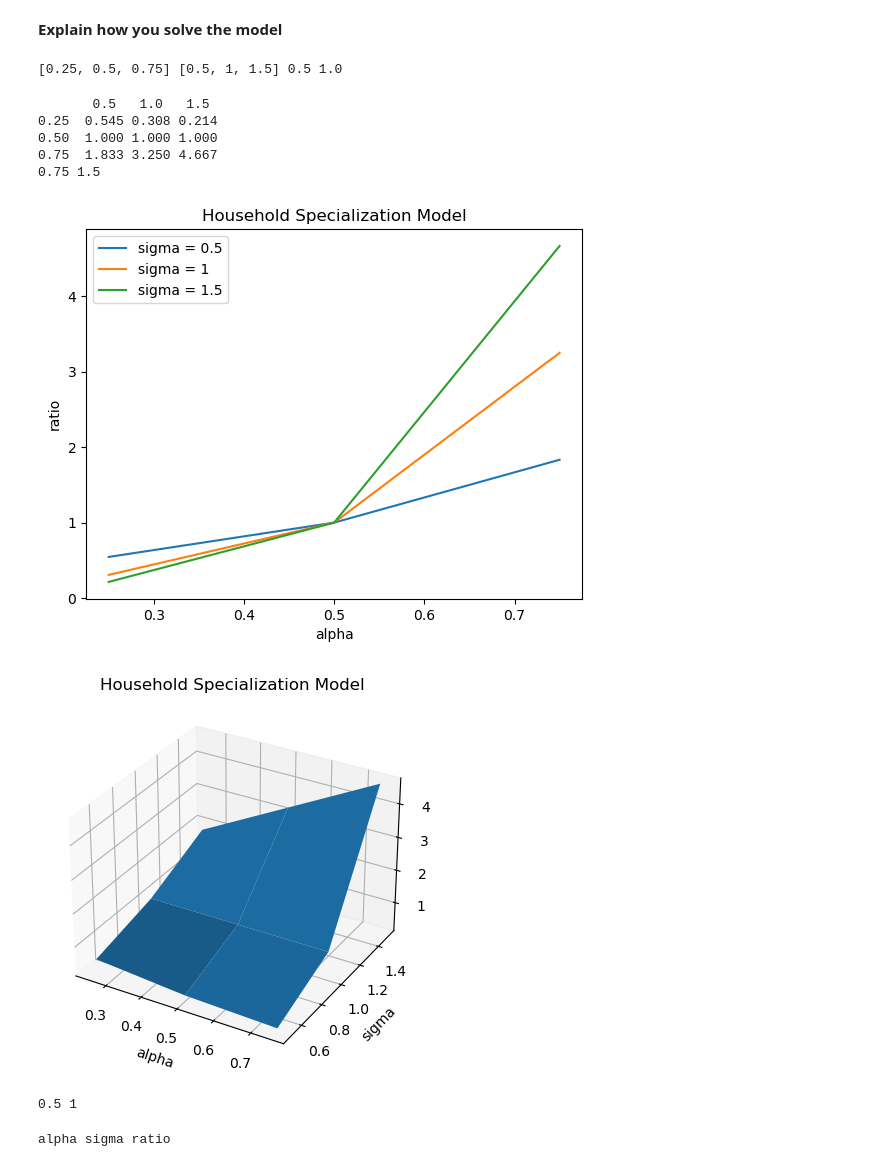
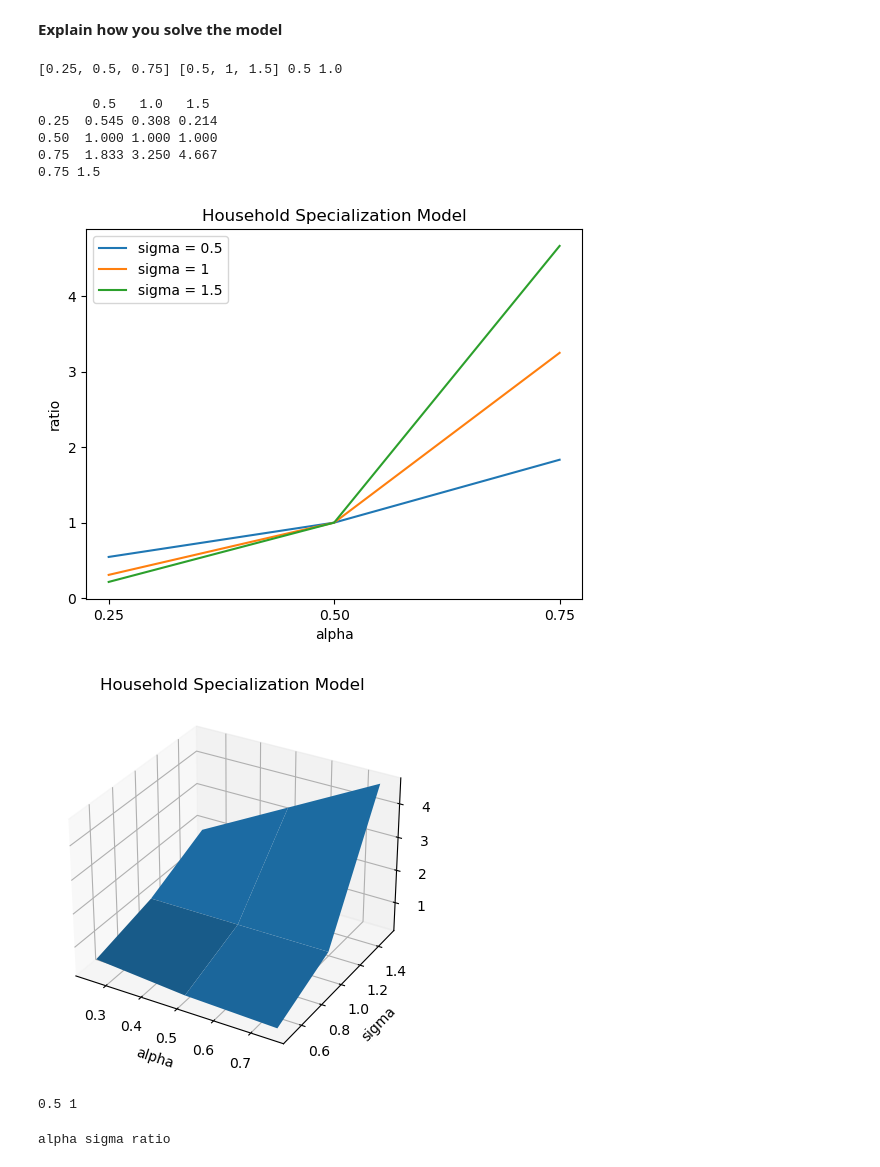
Before and after one commit to NumEconCopenhagen/projects-2023-kernen-af-kulten, a Jupyter notebook: inauguralproject/inauguralproject.ipynb, the cells around one changed output. Drawn from its saved outputs; the diff is of its cells as text; code cells hidden in the pictures.

```diff
--- a/inauguralproject/inauguralproject.ipynb
+++ b/inauguralproject/inauguralproject.ipynb
@@ -31,7 +31,6 @@ hm = HouseholdSpecializationModelClass() #gives HouseholdSpecializationModelClas
 #Creates vectors for the three cases for each variable:
 alpha_vec=[0.25, 0.5, 0.75]
 sigma_vec=[0.5, 1, 1.5]
-#checks that the vectors are correct and shows the original values
 print(alpha_vec, sigma_vec, hm.par.alpha, hm.par.sigma)
 
 #TABEL LØSNING
@@ -86,6 +85,7 @@ for i, sigma in enumerate(sigma_vec):
     plt.plot(x, y, label=f'sigma = {sigma}')
 
 plt.xlabel('alpha')
+plt.xticks(alpha_vec)
 plt.ylabel('ratio')
 plt.title('Household Specialization Model')
 plt.legend()
@@ -103,34 +103,36 @@ for i, alpha in enumerate(alpha_vec):
     for j, sigma in enumerate(sigma_vec):
         hm.par.alpha = alpha
         hm.par.sigma = sigma
         ratio = hm.solve_discrete().ratio
         row.append(ratio)
     data.append(row)
 
 alpha_grid, sigma_grid = np.meshgrid(alpha_vec, sigma_vec)
 ratio_grid = np.array(data)
 
 fig = plt.figure()
 ax = fig.add_subplot(111, projection='3d')
 ax.plot_surface(alpha_grid, sigma_grid, ratio_grid)
 ax.set_xlabel('alpha')
 ax.set_ylabel('sigma')
+ax.set_xticks = alpha_vec
+ax.set_yticks = sigma_vec
 ax.set_zlabel('ratio')
 ax.set_title('Household Specialization Model')
 plt.show()
 
 #Resets alpha and sigma values
 hm.par.alpha=0.5
 hm.par.sigma=1
 print(hm.par.alpha, hm.par.sigma)
 # %% [output]
 [0.25, 0.5, 0.75] [0.5, 1, 1.5] 0.5 1.0
        0.5   1.0   1.5
 0.25  0.545 0.308 0.214
 0.50  1.000 1.000 1.000
 0.75  1.833 3.250 4.667
 0.75 1.5
-[figure, old version]
+[figure, new version]
 [figure]
 0.5 1
 # %%
```
Also changed, not shown: parts of 6 cells of this notebook.
